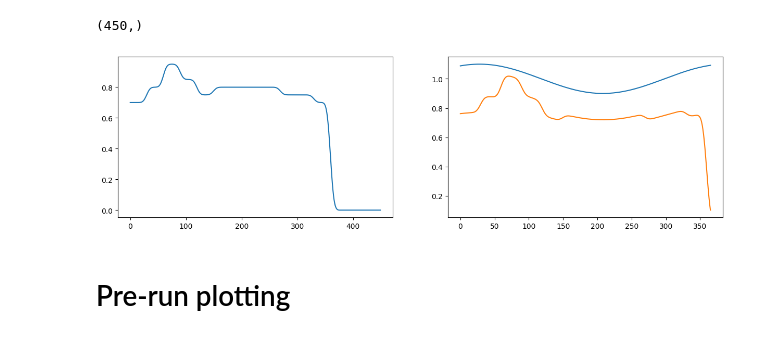
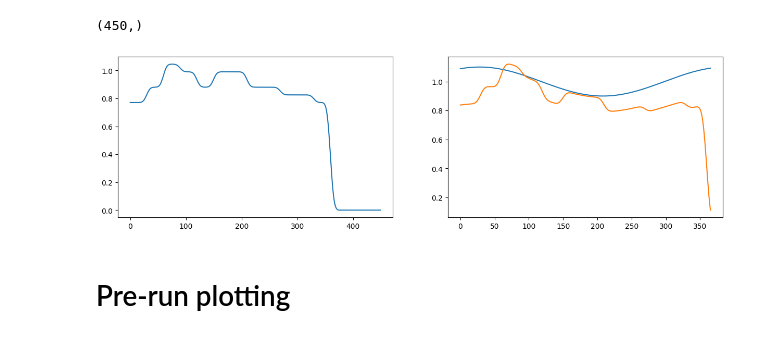
Before and after one commit to blairyeung/Commuting_TSF_SARS-Cov-2_model_master, a Jupyter notebook: Model/Model_fitting.ipynb, the cells around one changed output. Drawn from its saved outputs; the diff is of its cells as text; code cells hidden in the pictures.

```diff
--- a/Model/Model_fitting.ipynb
+++ b/Model/Model_fitting.ipynb
@@ -46,27 +32,28 @@ m1.date = start_date
 0.2
 717
 # %%
-monthly_multipliers = np.array([0.7, 0.8, 0.95, 0.85, 0.75, 0.8, 0.8, 0.8, 0.8, 0.75, 0.75, 0.7, 0.7])
+# monthly_multipliers = np.array([0.7, 0.85, 0.95, 0.9, 0.75, 0.9, 0.9, 0.8, 0.8, 0.75, 0.75, 0.7, 0.7])
+monthly_multipliers = np.array([0.7, 0.8, 0.95, 0.9, 0.8, 0.9, 0.9, 0.8, 0.8, 0.75, 0.75, 0.7, 0.7]) * 1.1
 augmented_multiplier = np.zeros(shape=(15 * 30))
 for i in range(12):
     augmented_multiplier[30 * i:30 * (i+1)] = monthly_multipliers[i]
 
 augmented_multiplier = cv2.GaussianBlur(augmented_multiplier.reshape(augmented_multiplier.shape[0], 1), (31, 31), 0).reshape(augmented_multiplier.shape[0], )
 
 print(augmented_multiplier.shape)
 
 final = Parameters.SEASONALITY[(forecast_start_date - Parameters.OUTBREAK_FIRST_DAY).days:1083] * augmented_multiplier[:1083 - start_date]
 
 plt.figure(figsize=(15, 4))
 plt.subplot(1, 2, 1)
 plt.plot(augmented_multiplier)
 plt.subplot(1, 2, 2)
 plt.plot(Parameters.SEASONALITY[(forecast_start_date - Parameters.OUTBREAK_FIRST_DAY).days:1083])
 plt.plot(final)
 plt.show()
 # %% [output]
 (450,)
-[figure, old version]
+[figure, new version]
 # %%
 # def compute_previous_immunity():
 #     for i in range(1083):
```
Also changed, not shown: parts of 4 cells of this notebook, 2 other files.
